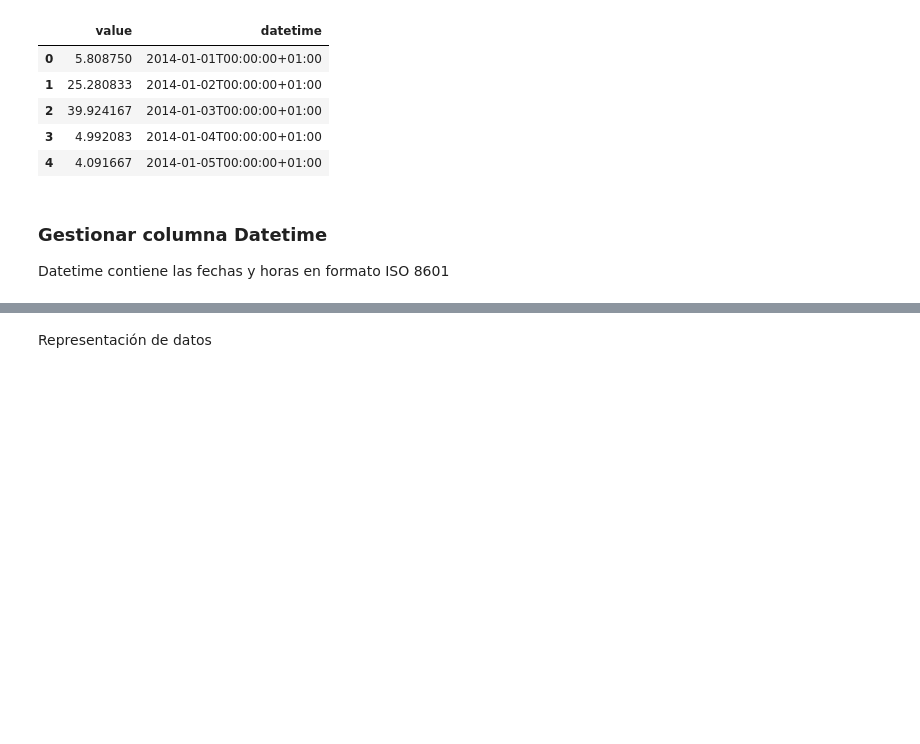
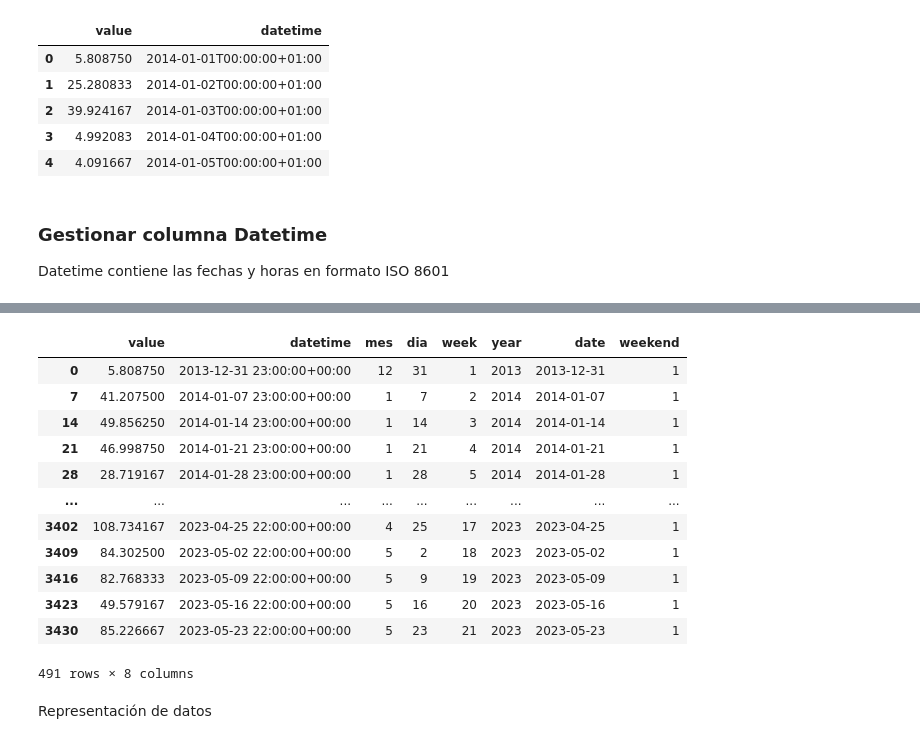
Before and after one commit to carolinariveraa/proyecto_final, a Jupyter notebook: days_2014-2023.ipynb, the cells around one changed output, grey strips where cells are left out. Saved outputs shown, nothing was run; the diff lists cells and outputs as text; code cells hidden in the pictures; blank space fills up the shorter version.

```diff
--- a/days_2014-2023.ipynb
+++ b/days_2014-2023.ipynb
@@ -121,3 +138,19 @@ df.head()
+# %%
+df[df['weekend']==1]
+# %% [output]
+|  | value | datetime | mes | dia | week | year | date | weekend |
+| 0 | 5.808750 | 2013-12-31 23:00:00+00:00 | 12 | 31 | 1 | 2013 | 2013-12-31 | 1 |
+| 7 | 41.207500 | 2014-01-07 23:00:00+00:00 | 1 | 7 | 2 | 2014 | 2014-01-07 | 1 |
+| 14 | 49.856250 | 2014-01-14 23:00:00+00:00 | 1 | 14 | 3 | 2014 | 2014-01-14 | 1 |
+| 21 | 46.998750 | 2014-01-21 23:00:00+00:00 | 1 | 21 | 4 | 2014 | 2014-01-21 | 1 |
+| 28 | 28.719167 | 2014-01-28 23:00:00+00:00 | 1 | 28 | 5 | 2014 | 2014-01-28 | 1 |
+| ... | ... | ... | ... | ... | ... | ... | ... | ... |
+| 3402 | 108.734167 | 2023-04-25 22:00:00+00:00 | 4 | 25 | 17 | 2023 | 2023-04-25 | 1 |
+| 3409 | 84.302500 | 2023-05-02 22:00:00+00:00 | 5 | 2 | 18 | 2023 | 2023-05-02 | 1 |
+| 3416 | 82.768333 | 2023-05-09 22:00:00+00:00 | 5 | 9 | 19 | 2023 | 2023-05-09 | 1 |
+| 3423 | 49.579167 | 2023-05-16 22:00:00+00:00 | 5 | 16 | 20 | 2023 | 2023-05-16 | 1 |
+| 3430 | 85.226667 | 2023-05-23 22:00:00+00:00 | 5 | 23 | 21 | 2023 | 2023-05-23 | 1 |
+491 rows × 8 columns
 # %% [markdown]
 Representación de datos
 # %%
```
Also changed, not shown: parts of 9 cells of this notebook.
